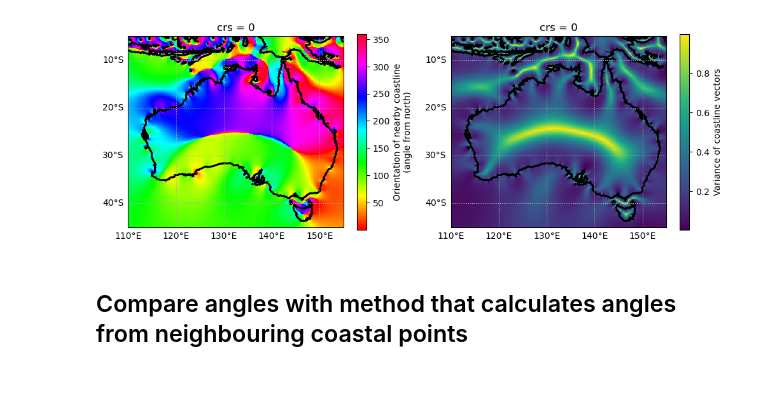
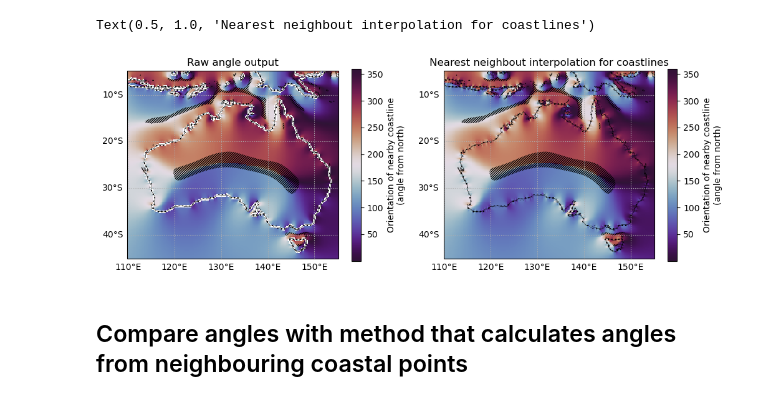
Before and after one commit to andrewbrown31/sea_breeze, a Jupyter notebook: kernel_method.ipynb, the cells around one changed output. Saved outputs shown, nothing was run; the diff lists cells and outputs as text; code cells hidden in the pictures.

```diff
--- a/kernel_method.ipynb
+++ b/kernel_method.ipynb
@@ -105,27 +215,58 @@ mean_angles, stack, variance = get_coastline_angle_circle(find_boundaries(lsm)*1
-# %%
-plt.figure(figsize=[12,4])
-lon = lsm.lon
-lat = lsm.lat
-angle_da = xr.DataArray(mean_angles,coords={"lat":lat,"lon":lon})
-var_da = xr.DataArray(variance,coords={"lat":lat,"lon":lon})
-
-ax=plt.subplot(1,2,1,projection=ccrs.PlateCarree())
-c=angle_da.plot(cmap="hsv",add_colorbar=False)
-xr.plot.contour(lsm,colors=["k"])
-cb=plt.colorbar(c)
-ax.coastlines(lw=0.4)
-ax.gridlines(draw_labels=["left","bottom"],ls=":")
-cb.set_label("Orientation of nearby coastline\n(angle from north)")
-
-ax=plt.subplot(1,2,2,projection=ccrs.PlateCarree())
-c=var_da.plot(add_colorbar=False)
-xr.plot.contour(lsm,colors=["k"])
-cb=plt.colorbar(c)
-ax.coastlines(lw=0.4)
-ax.gridlines(draw_labels=["left","bottom"],ls=":")
-cb.set_label("Variance of coastline vectors")
-# %% [output]
-[figure, removed]
+# %%
+def fill_coastline_angles(angle_ds):
+
+    '''
+    Fill in coastline nan values for the kernel method. Uses nearest neighbour
+    Note that angles aren't defined at the coastline for this method
+    '''
+
+    # ravel all points and find the valid ones
+    points = angle_ds.angle.values.ravel()
+    valid = ~np.isnan(points)
+    points_valid = points[valid]
+
+    # construct arrays of (x, y, z) points, masked to only include the valid points
+    xx, yy = np.meshgrid(angle_ds.lon.values, angle_ds.lat.values)
+    xx, yy = xx.ravel(), yy.ravel()
+    xxv = xx[valid]
+    yyv = yy[valid]
+
+    # feed these into the interpolator, and also provide the target grid
+    interpolated = scipy.interpolate.griddata(np.stack([xxv, yyv]).T, points_valid, (xx, yy), method="nearest")
+
+    # reshape to match the original array and replace the DataArray values with
+    # the interpolated data
+    angle_ds["angle_interp"] = (("lat","lon"),interpolated.reshape(angle_ds.angle.shape))
+    angle_ds["coast"] = (("lat","lon"),np.isnan(angle_ds.angle).values * 1)
+
+    return angle_ds
+
+angle_ds = fill_coastline_angles(angle_ds)
+
+plt.figure(figsize=[12,4])
+
+ax=plt.subplot(1,2,1,projection=ccrs.PlateCarree())
+c=angle_ds.angle.plot(cmap="twilight_shifted",add_colorbar=False)
+xr.plot.contourf(angle_ds.variance,levels=[0.,0.6],hatches=["","/////////"],colors="none",add_colorbar=False)
+xr.plot.contourf(angle_ds.coast,levels=[0.,0.6],hatches=["","..."],colors="none",add_colorbar=False)
+cb=plt.colorbar(c)
+ax.coastlines(lw=0.4)
+ax.gridlines(draw_labels=["left","bottom"],ls=":")
+cb.set_label("Orientation of nearby coastline\n(angle from north)")
+plt.title("Raw angle output")
+
+ax=plt.subplot(1,2,2,projection=ccrs.PlateCarree())
+c=angle_ds.angle_interp.plot(cmap="twilight_shifted",add_colorbar=False)
+xr.plot.contourf(angle_ds.variance,levels=[0.,0.6],hatches=["","/////////"],colors="none",add_colorbar=False)
+xr.plot.contourf(angle_ds.coast,levels=[0.,0.6],hatches=["","..."],colors="none",add_colorbar=False)
+cb=plt.colorbar(c)
+ax.coastlines(lw=0.4)
+ax.gridlines(draw_labels=["left","bottom"],ls=":")
+cb.set_label("Orientation of nearby coastline\n(angle from north)")
+plt.title("Nearest neighbout interpolation for coastlines")
+# %% [output]
+Text(0.5, 1.0, 'Nearest neighbout interpolation for coastlines')
+[figure, added]
 # %% [markdown]
 ## Compare angles with method that calculates angles from neighbouring coastal points
 # %%
```
Also changed, not shown: parts of 10 cells of this notebook.
